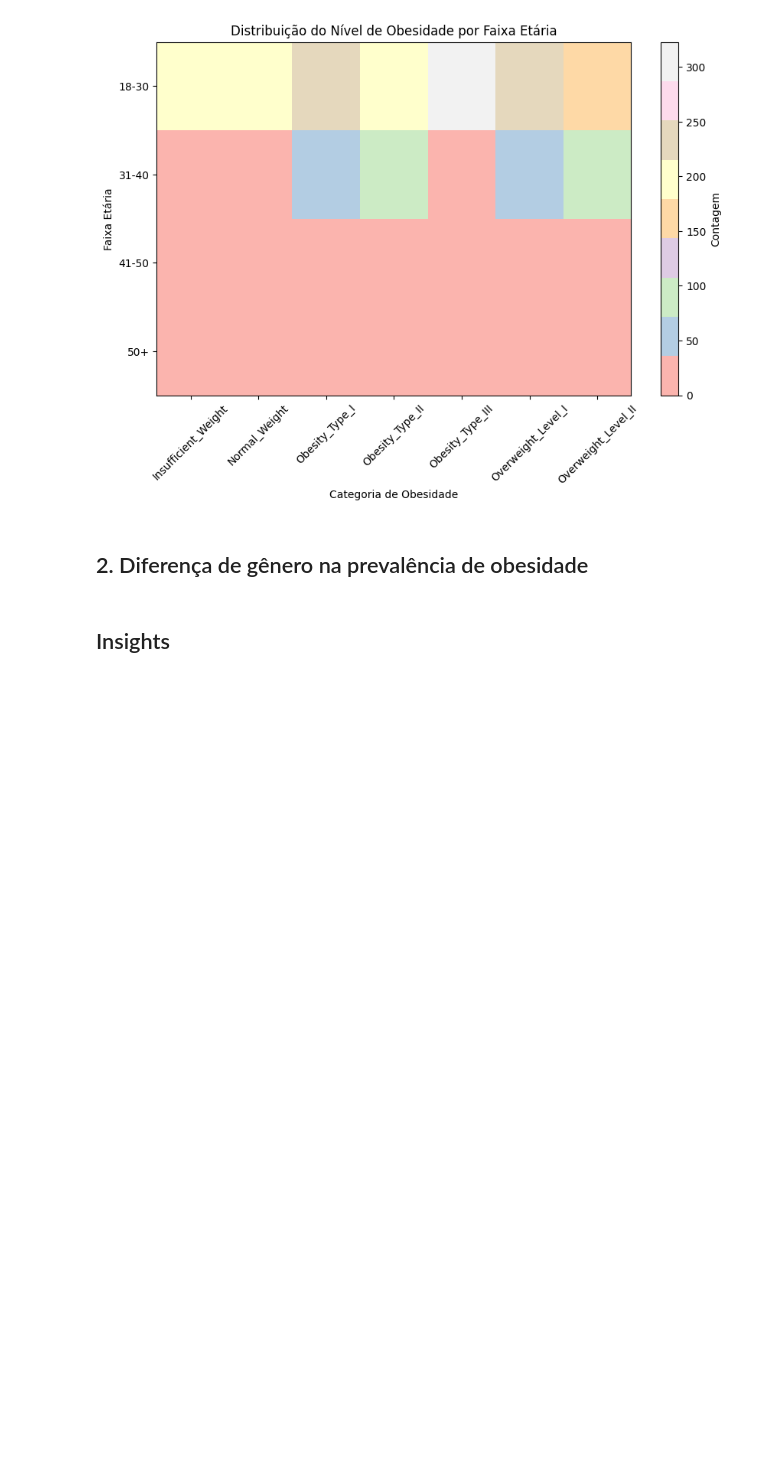
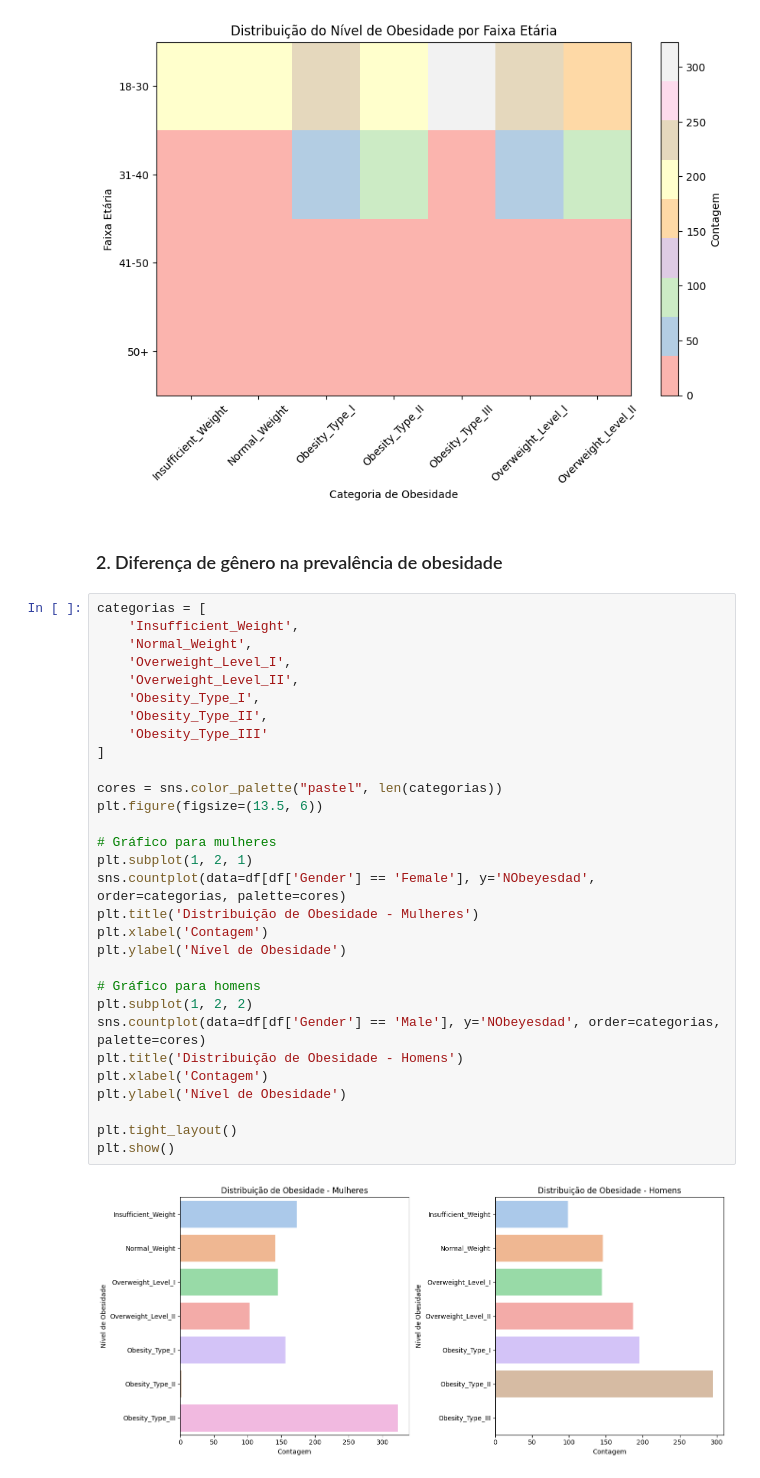
Before and after one commit to atlantico-academy/equipe5-2024.1, a Jupyter notebook: notebooks/01-exploratory_data_analysis.ipynb, the cells around one changed output. Drawn from its saved outputs; the diff is of its cells as text; blank space fills up the shorter version.

```diff
--- a/notebooks/01-exploratory_data_analysis.ipynb
+++ b/notebooks/01-exploratory_data_analysis.ipynb
@@ -285,6 +285,36 @@ plt.show()
 # %% [output]
 [figure]
 # %% [markdown]
-## 2. Diferença de gênero na prevalência de obesidade
+### 2. Diferença de gênero na prevalência de obesidade
-# %% [markdown]
-## Insights
+# %%
+categorias = [
+    'Insufficient_Weight',
+    'Normal_Weight',
+    'Overweight_Level_I',
+    'Overweight_Level_II',
+    'Obesity_Type_I',
+    'Obesity_Type_II',
+    'Obesity_Type_III'
+]
+
+cores = sns.color_palette("pastel", len(categorias))
+plt.figure(figsize=(13.5, 6))
+
+# Gráfico para mulheres
+plt.subplot(1, 2, 1)
+sns.countplot(data=df[df['Gender'] == 'Female'], y='NObeyesdad', order=categorias, palette=cores)
+plt.title('Distribuição de Obesidade - Mulheres')
+plt.xlabel('Contagem')
+plt.ylabel('Nível de Obesidade')
+
+# Gráfico para homens
+plt.subplot(1, 2, 2)
+sns.countplot(data=df[df['Gender'] == 'Male'], y='NObeyesdad', order=categorias, palette=cores)
+plt.title('Distribuição de Obesidade - Homens')
+plt.xlabel('Contagem')
+plt.ylabel('Nível de Obesidade')
+
+plt.tight_layout()
+plt.show()
+# %% [output]
+[figure, added]
```
Also changed, not shown: parts of 40 cells of this notebook.
